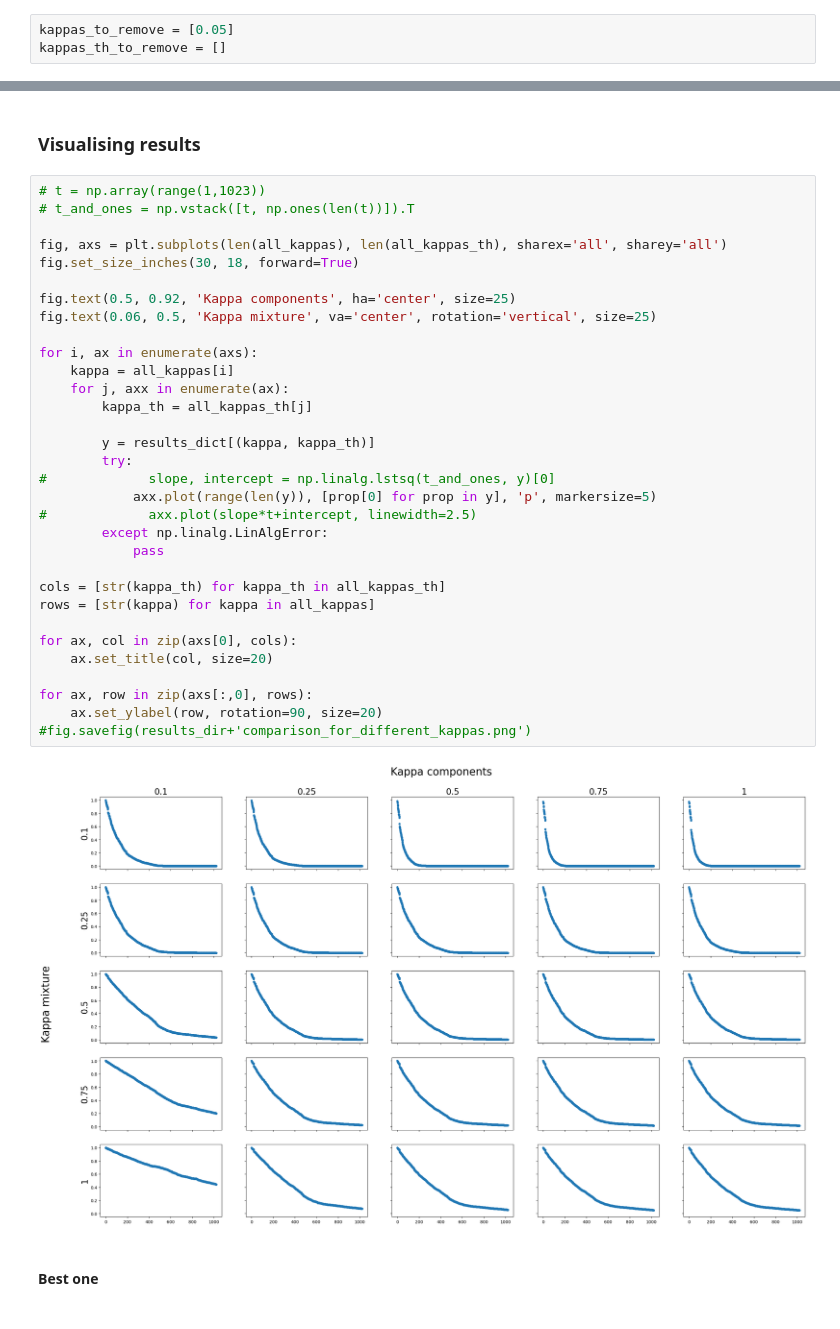
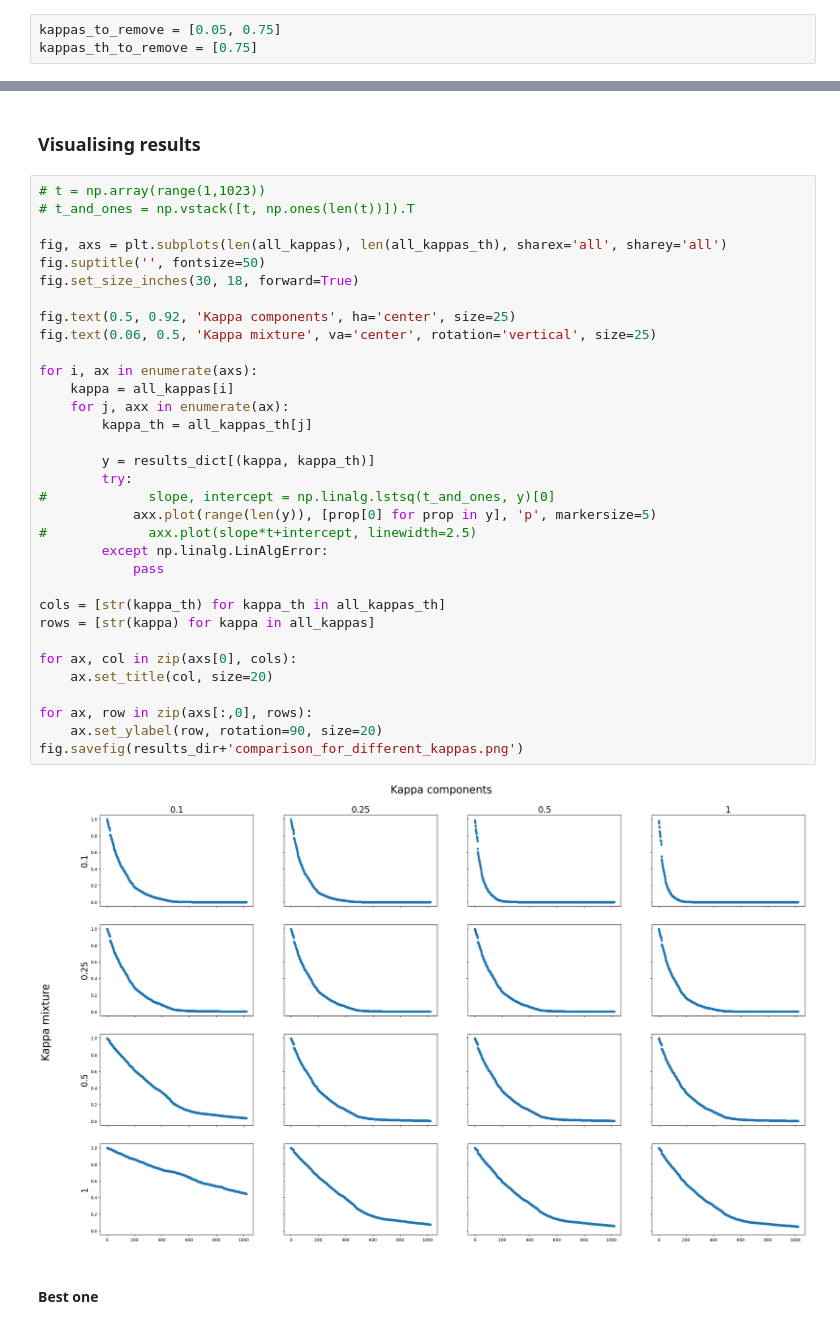
Before and after one commit to BDomzal/magnetstein_x_chemical_reactions, a Jupyter notebook: sacharose_visualisation_comparison_with_previous.ipynb, the cells around one changed output, grey strips where cells are left out. Drawn from its saved outputs; the diff is of its cells as text.

```diff
--- a/sacharose_visualisation_comparison_with_previous.ipynb
+++ b/sacharose_visualisation_comparison_with_previous.ipynb
@@ -37,8 +37,8 @@ for file in os.listdir(results_dir):
 all_kappas = sorted(list(set(all_kappas)))
 all_kappas_th = sorted(list(set(all_kappas_th)))
 # %%
-kappas_to_remove = [0.05]
-kappas_th_to_remove = []
+kappas_to_remove = [0.05, 0.75]
+kappas_th_to_remove = [0.75]
 # %%
 all_kappas = sorted(list(set(all_kappas) - set(kappas_to_remove)))
 all_kappas_th = sorted(list(set(all_kappas_th) - set(kappas_th_to_remove)))
@@ -79,35 +79,36 @@ for kappa in all_kappas:
 # t_and_ones = np.vstack([t, np.ones(len(t))]).T
 
 fig, axs = plt.subplots(len(all_kappas), len(all_kappas_th), sharex='all', sharey='all')
+fig.suptitle('', fontsize=50)
 fig.set_size_inches(30, 18, forward=True)
 
 fig.text(0.5, 0.92, 'Kappa components', ha='center', size=25)
 fig.text(0.06, 0.5, 'Kappa mixture', va='center', rotation='vertical', size=25)
 
 for i, ax in enumerate(axs):
     kappa = all_kappas[i]
     for j, axx in enumerate(ax):
         kappa_th = all_kappas_th[j]
 
         y = results_dict[(kappa, kappa_th)]
         try:
 #             slope, intercept = np.linalg.lstsq(t_and_ones, y)[0]
             axx.plot(range(len(y)), [prop[0] for prop in y], 'p', markersize=5)
 #             axx.plot(slope*t+intercept, linewidth=2.5)
         except np.linalg.LinAlgError:
             pass
 
 cols = [str(kappa_th) for kappa_th in all_kappas_th]
 rows = [str(kappa) for kappa in all_kappas]
 
 for ax, col in zip(axs[0], cols):
     ax.set_title(col, size=20)
 
 for ax, row in zip(axs[:,0], rows):
     ax.set_ylabel(row, rotation=90, size=20)
-#fig.savefig(results_dir+'comparison_for_different_kappas.png')
+fig.savefig(results_dir+'comparison_for_different_kappas.png')
 # %% [output]
-[figure, old version]
+[figure, new version]
 # %% [markdown]
 #### Best one
 # %%
```
Also changed, not shown: parts of 2 cells of this notebook, 6 other files.
